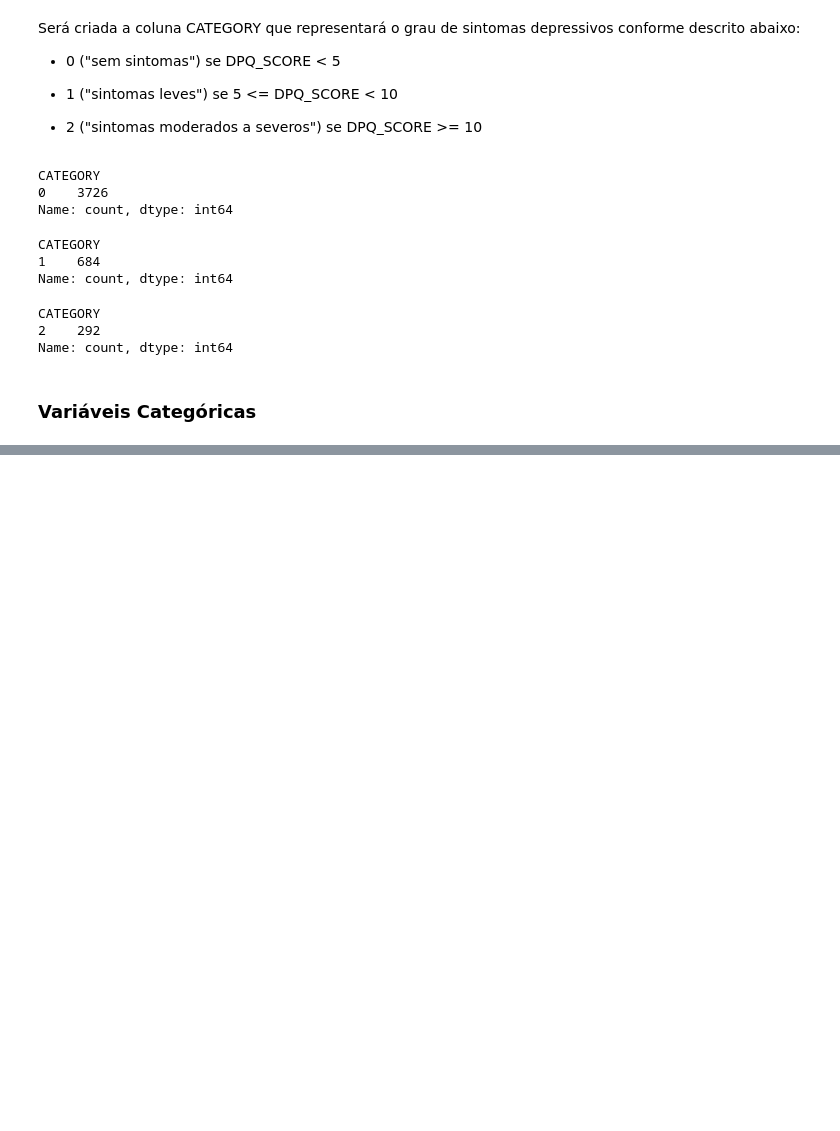
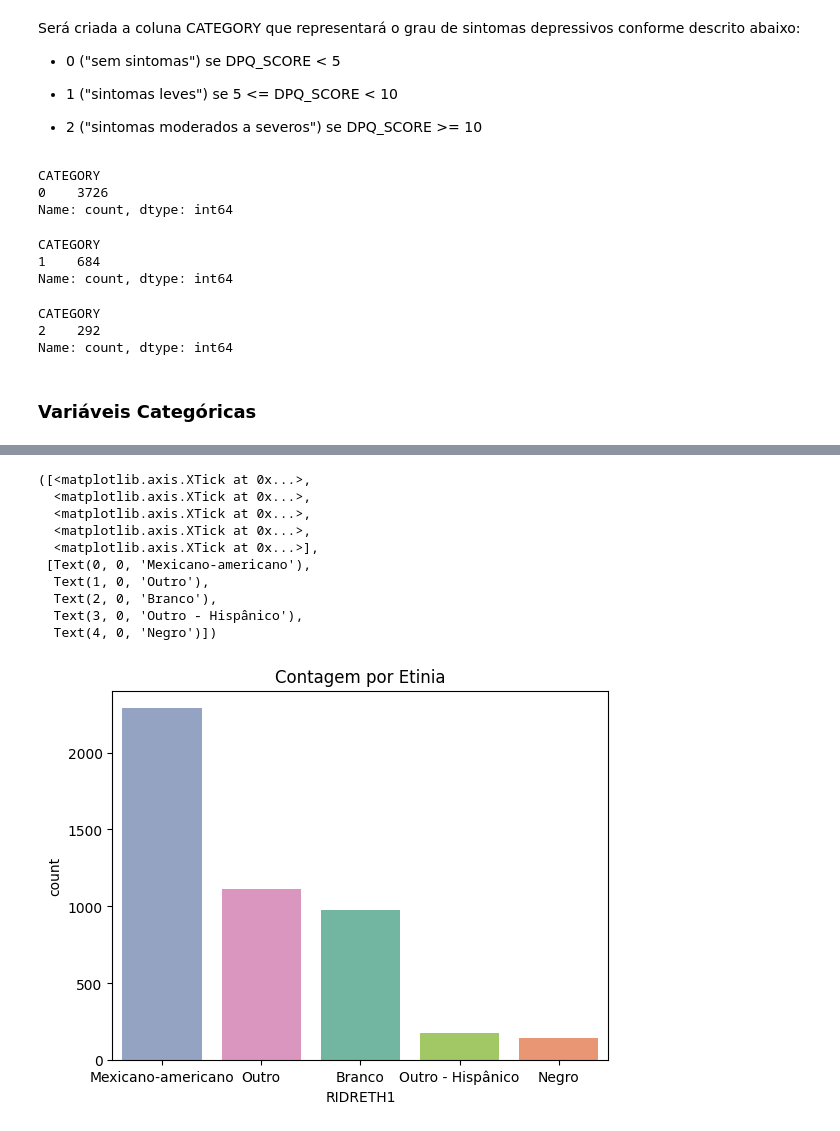
Before and after one commit to OtavioAroca/portfolio, a Jupyter notebook: depressao.ipynb, the cells around one changed output, grey strips where cells are left out. Saved outputs shown, nothing was run; the diff lists cells and outputs as text; code cells hidden in the pictures; blank space fills up the shorter version.

Commit message:
Pronto para iniciar com os dados de nutrição

```diff
--- a/depressao.ipynb
+++ b/depressao.ipynb
@@ -454,0 +481,36 @@ Name: count, dtype: int64
+# %%
+# Contar as ocorrências de cada valor em 'RIDRETH1' e ordenar de forma decrescente
+ordem = df_unido['RIDRETH1'].value_counts().index
+
+# Mapear os valores únicos de 'RIDRETH1' para as etnias correspondentes
+etinia = {
+    1: 'Branco',
+    2: 'Negro',
+    3: 'Mexicano-americano',
+    4: 'Outro',
+    5: 'Outro - Hispânico'
+}
+
+# Criar uma lista de rótulos com apenas as etnias
+formatar_labels = [etinia[value] for value in ordem]
+
+# Plotar o gráfico de barras com os valores ordenados
+grafico = sns.countplot(x='RIDRETH1', data=df_unido, hue='RIDRETH1', order=ordem, palette="Set2", legend=False)
+
+# Alterando o título
+grafico.set_title('Contagem por Etinia')
+
+# Definir os rótulos formatados para os ticks do eixo x
+plt.xticks(ticks=range(len(ordem)), labels=formatar_labels)
+# %% [output]
+([<matplotlib.axis.XTick at 0x...>,
+  <matplotlib.axis.XTick at 0x...>,
+  <matplotlib.axis.XTick at 0x...>,
+  <matplotlib.axis.XTick at 0x...>,
+  <matplotlib.axis.XTick at 0x...>],
+ [Text(0, 0, 'Mexicano-americano'),
+  Text(1, 0, 'Outro'),
+  Text(2, 0, 'Branco'),
+  Text(3, 0, 'Outro - Hispânico'),
+  Text(4, 0, 'Negro')])
+[figure, added]
```
Also changed, not shown: parts of 7 cells of this notebook.
